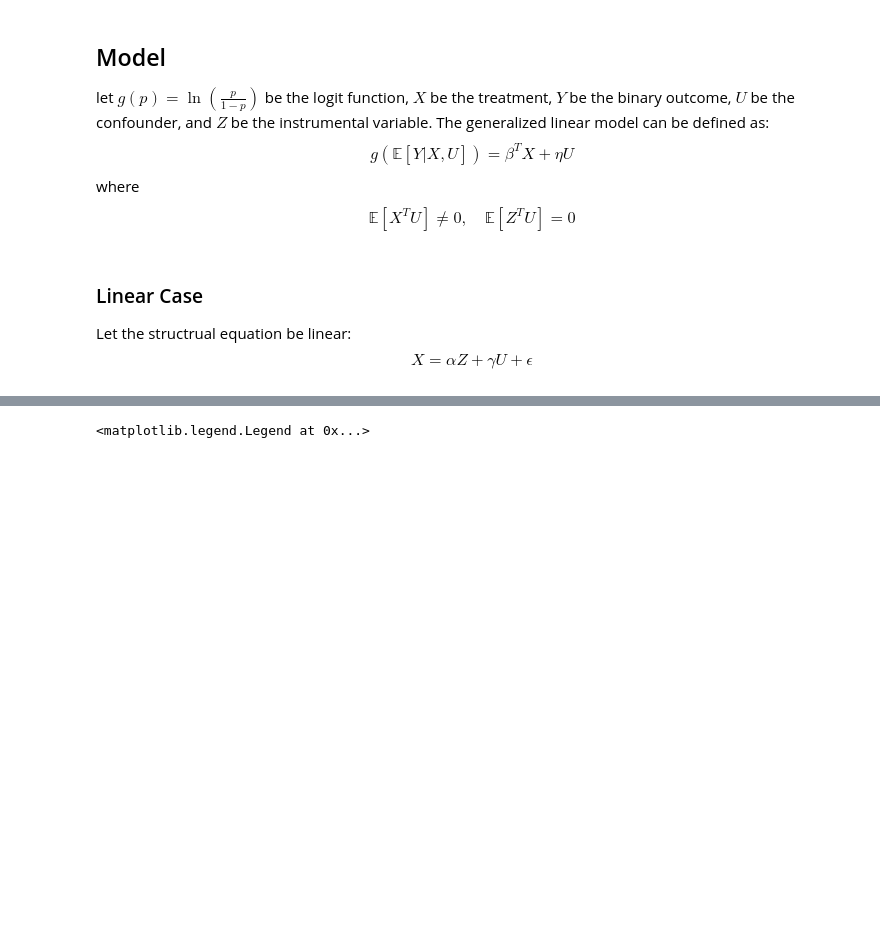
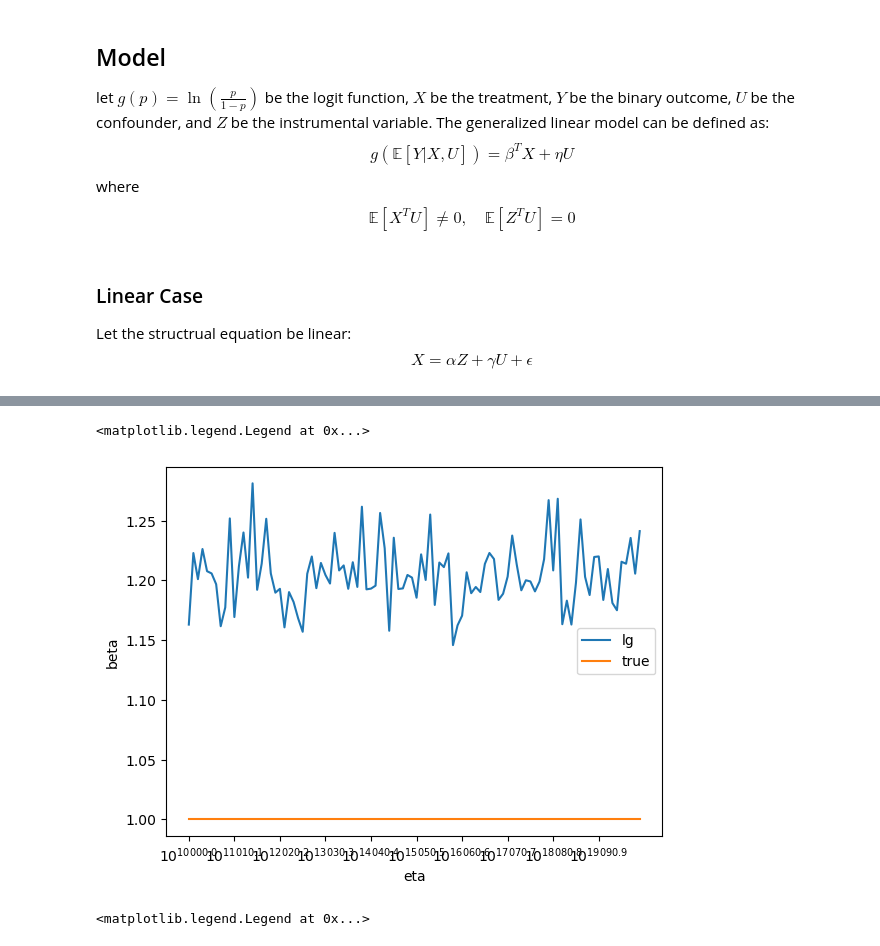
Before and after one commit to LangtianM/IV_Logistic, a Jupyter notebook: Experiments.ipynb, the cells around one changed output, grey strips where cells are left out. Saved outputs shown, nothing was run; the diff lists cells and outputs as text; code cells hidden in the pictures; blank space fills up the shorter version.

```diff
--- a/Experiments.ipynb
+++ b/Experiments.ipynb
@@ -101,3 +163,24 @@ plt.legend()
+# %%
+k = np.linspace(10000, 20000, 100)
+lg_coef = np.array([])
+beta=1
+
+for eta in np.power(10, k):
+    data = sim_data(n=10000, eta=eta, beta=beta)
+
+    lg = LogisticRegression()
+    lg.fit(data.X.reshape(-1, 1), data.Y)
+    lg_coef = np.append(lg_coef, lg.coef_)
+
+plt.plot(k, lg_coef, label='lg')
+plt.plot(k, beta * np.ones(100), label='true')
+plt.xticks(k[::10], [f'$10^{{{round(ki, 1)}}}$' for ki in k[::10]])
+plt.xlabel('eta')
+plt.ylabel('beta')
+plt.legend()
+# %% [output]
+<matplotlib.legend.Legend at 0x...>
+[figure, added]
 # %%
 k = np.linspace(-2, 2, 100)
 lg_coef = np.array([])
```
Also changed, not shown: parts of 5 cells of this notebook, 1 other file.
